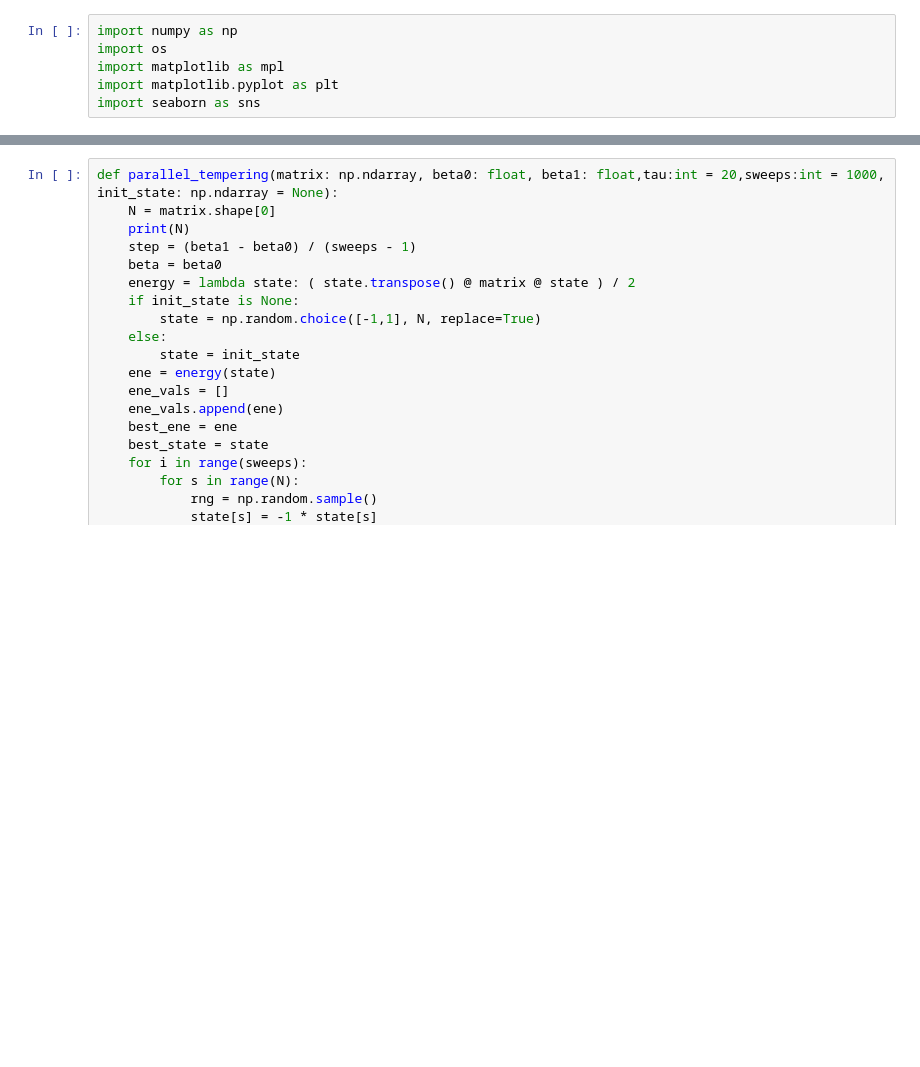
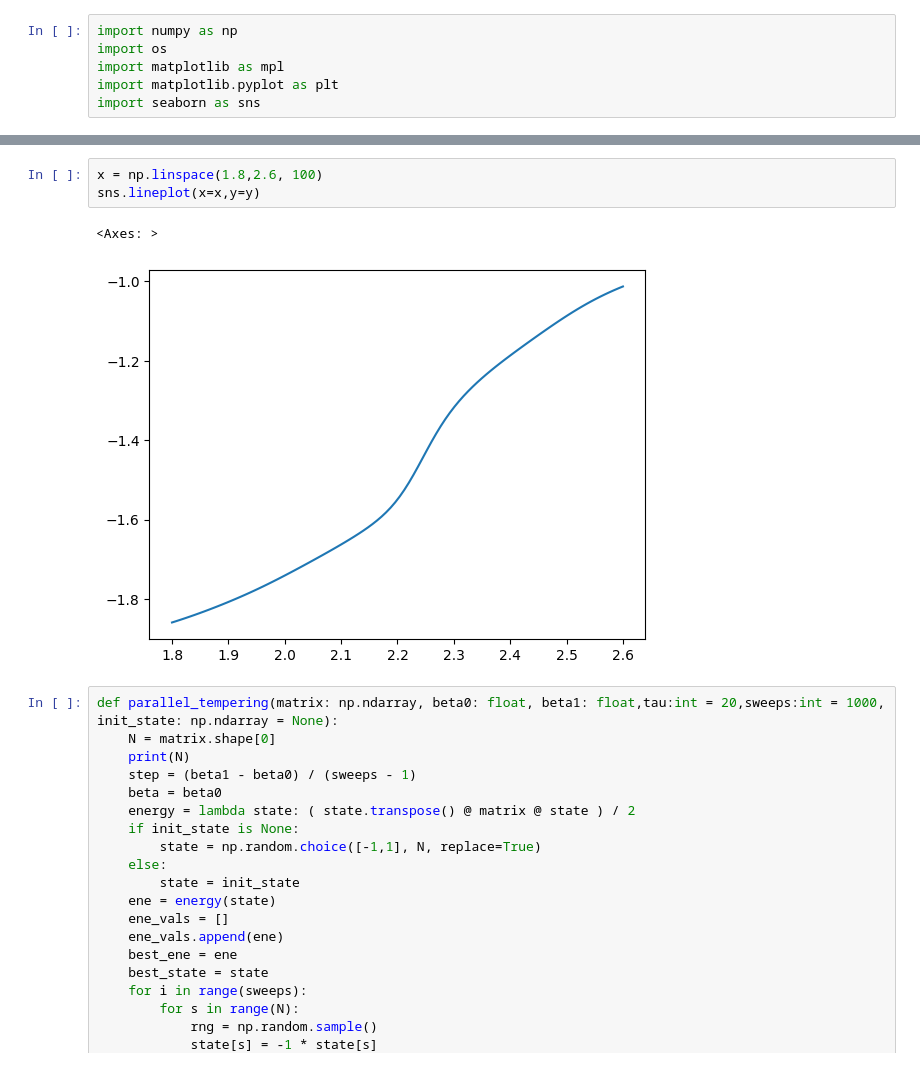
Before and after one commit to mxburns2022/PT-ICM, a Jupyter notebook: notebooks/prototype.ipynb, the cells around one changed output, grey strips where cells are left out. Drawn from its saved outputs; the diff is of its cells as text; blank space fills up the shorter version.

```diff
--- a/notebooks/prototype.ipynb
+++ b/notebooks/prototype.ipynb
@@ -7,3 +109,9 @@ import seaborn as sns
+# %%
+x = np.linspace(1.8,2.6, 100)
+sns.lineplot(x=x,y=y)
+# %% [output]
+<Axes: >
+[figure, added]
 # %%
 def parallel_tempering(matrix: np.ndarray, beta0: float, beta1: float,tau:int = 20,sweeps:int = 1000,  init_state: np.ndarray = None):
     N = matrix.shape[0]
```
Also changed, not shown: parts of 1 cell of this notebook, 11 other files.
